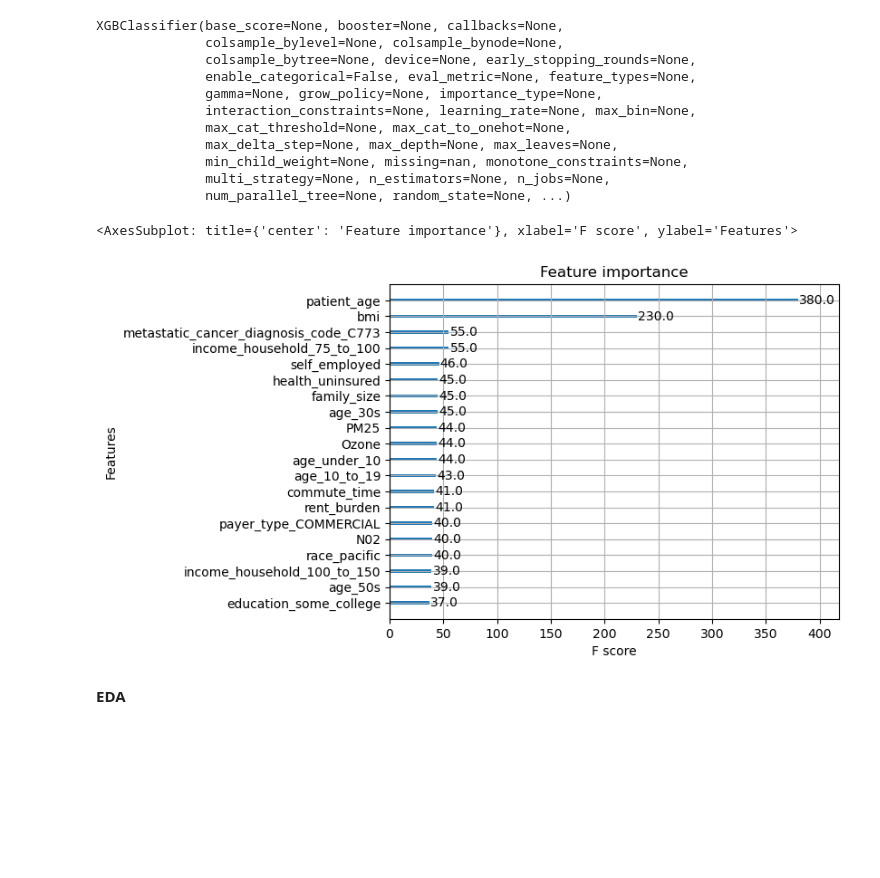
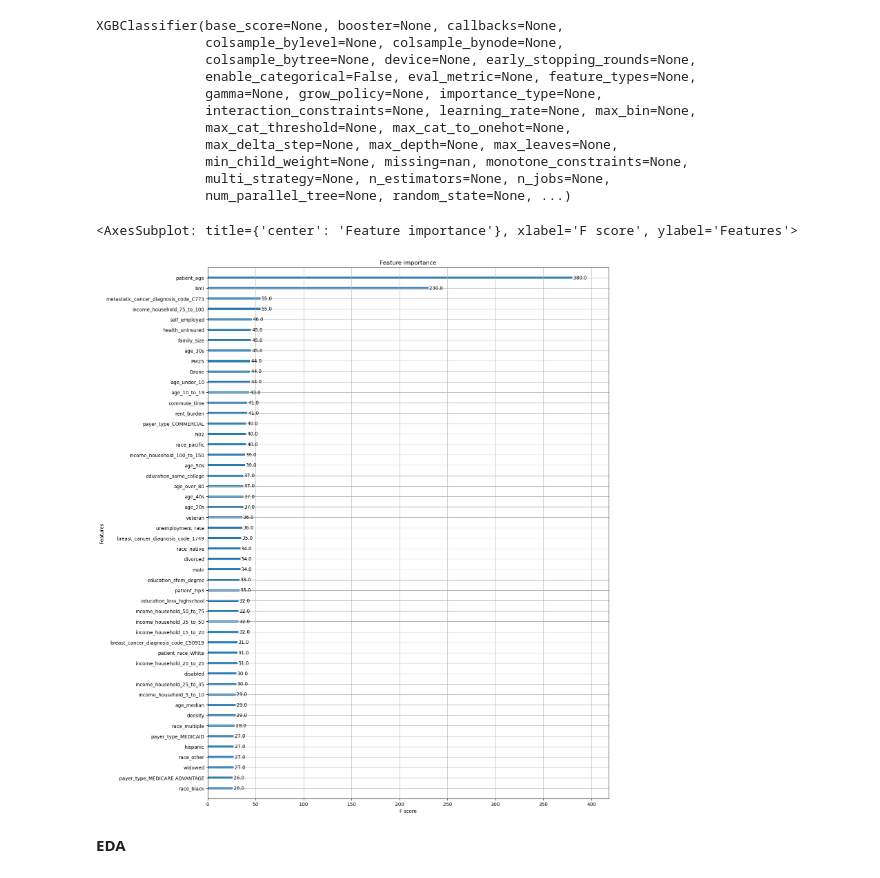
Before and after one commit to jazzmine-p/wids-datathon-2024, a Jupyter notebook: datathon_lydia.ipynb, the cells around one changed output. Drawn from its saved outputs; the diff is of its cells as text; code cells hidden in the pictures; blank space fills up the shorter version.

```diff
--- a/datathon_lydia.ipynb
+++ b/datathon_lydia.ipynb
@@ -104,11 +104,12 @@ XGBClassifier(base_score=None, booster=None, callbacks=None,
               min_child_weight=None, missing=nan, monotone_constraints=None,
               multi_strategy=None, n_estimators=None, n_jobs=None,
               num_parallel_tree=None, random_state=None, ...)
-# %%
-plot_importance(model, max_num_features=20)
-# %% [output]
-<AxesSubplot: title={'center': 'Feature importance'}, xlabel='F score', ylabel='Features'>
-[figure, removed]
+# %%
+plt.rcParams["figure.figsize"] = (15,20)
+plot_importance(model, max_num_features=50)
+# %% [output]
+<AxesSubplot: title={'center': 'Feature importance'}, xlabel='F score', ylabel='Features'>
+[figure, added]
 # %% [markdown]
 **EDA**
 # %%
```
Also changed, not shown: parts of 14 cells of this notebook, 1 other file.
